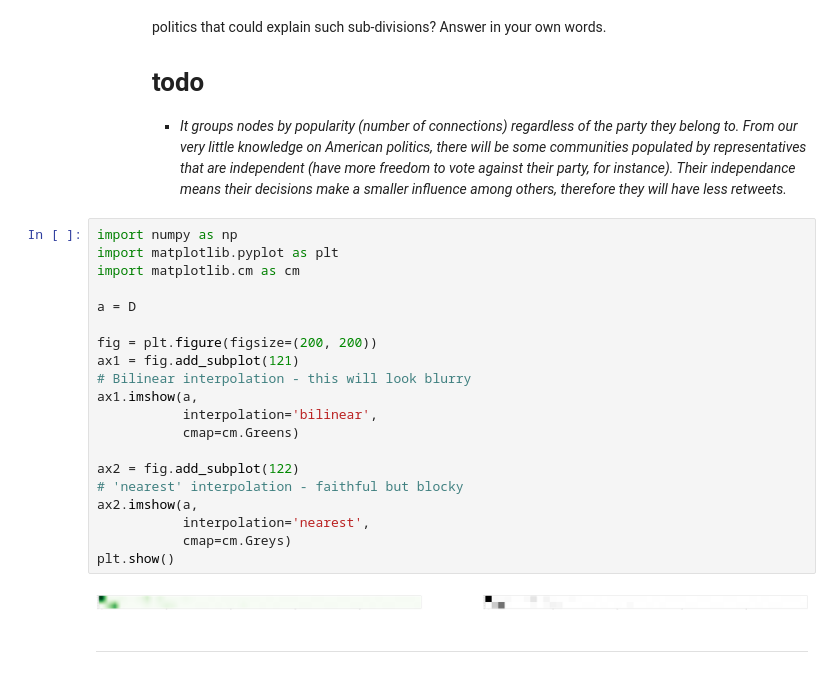
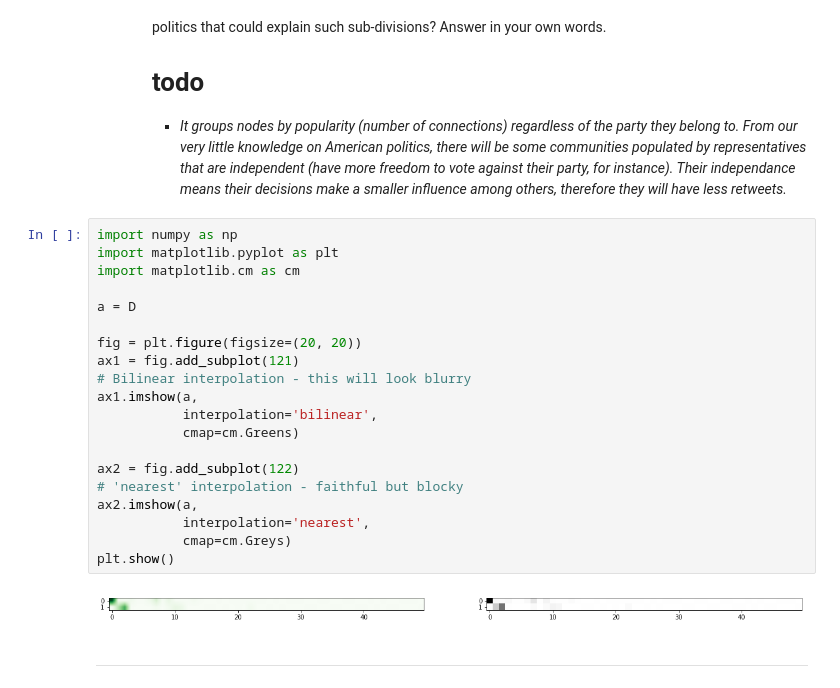
Before and after one commit to JulesBelveze/yelp-dataset-analysis, a Jupyter notebook: Assignment2.ipynb, the cells around one changed output. Cells and saved outputs as stored; diff of their text form.

```diff
--- a/Assignment2.ipynb
+++ b/Assignment2.ipynb
@@ -451,25 +458,25 @@ for p, party in parties:
 # %%
 import numpy as np
 import matplotlib.pyplot as plt
 import matplotlib.cm as cm
 
 a = D
 
-fig = plt.figure(figsize=(200, 200))
+fig = plt.figure(figsize=(20, 20))
 ax1 = fig.add_subplot(121)
 # Bilinear interpolation - this will look blurry
 ax1.imshow(a,
            interpolation='bilinear',
            cmap=cm.Greens)
 
 ax2 = fig.add_subplot(122)
 # 'nearest' interpolation - faithful but blocky
 ax2.imshow(a,
            interpolation='nearest',
            cmap=cm.Greys)
 plt.show()
 # %% [output]
-[figure, old version]
+[figure, new version]
 # %% [markdown]
 <hr>
 # %% [markdown]
```
Also changed, not shown: parts of 8 cells of this notebook.
